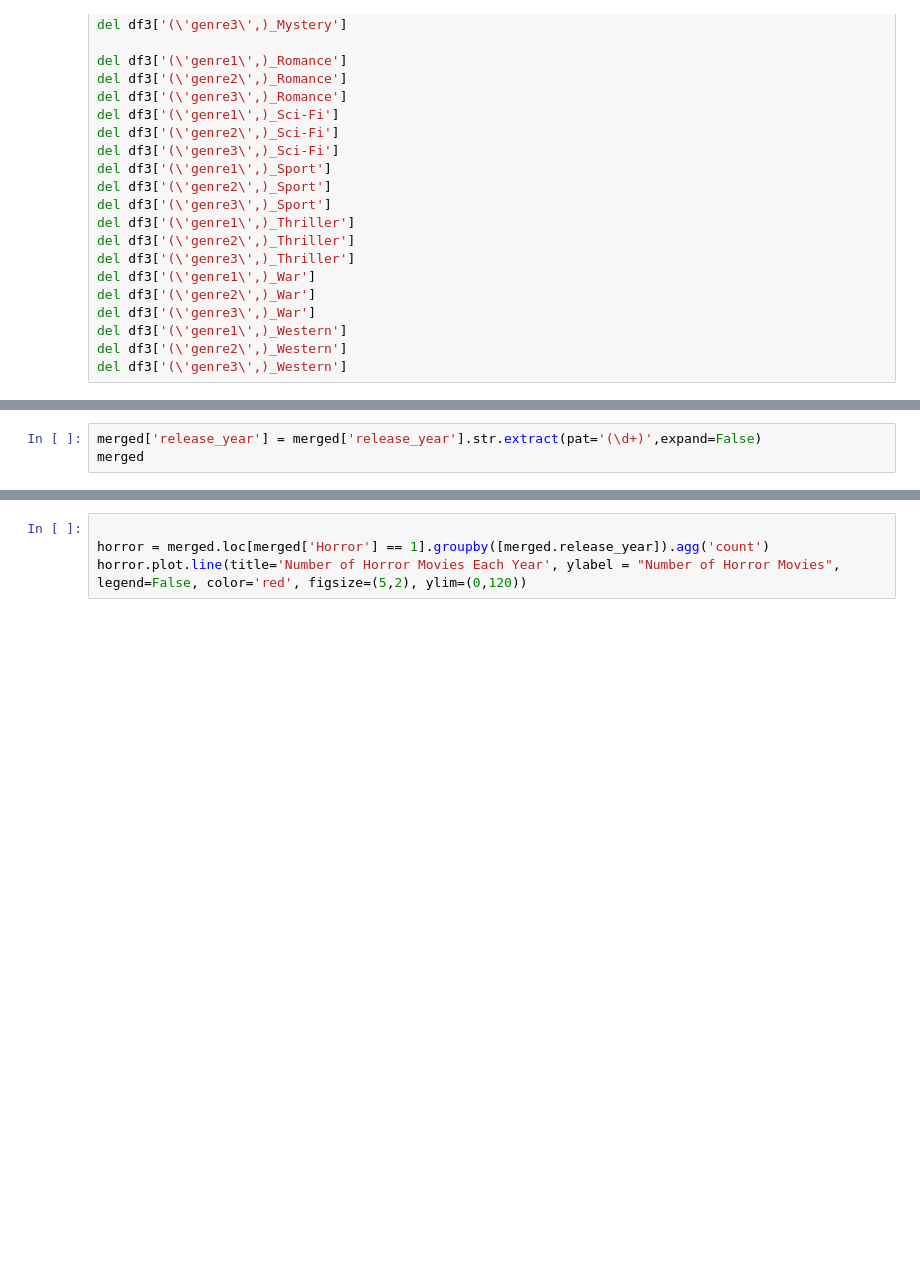
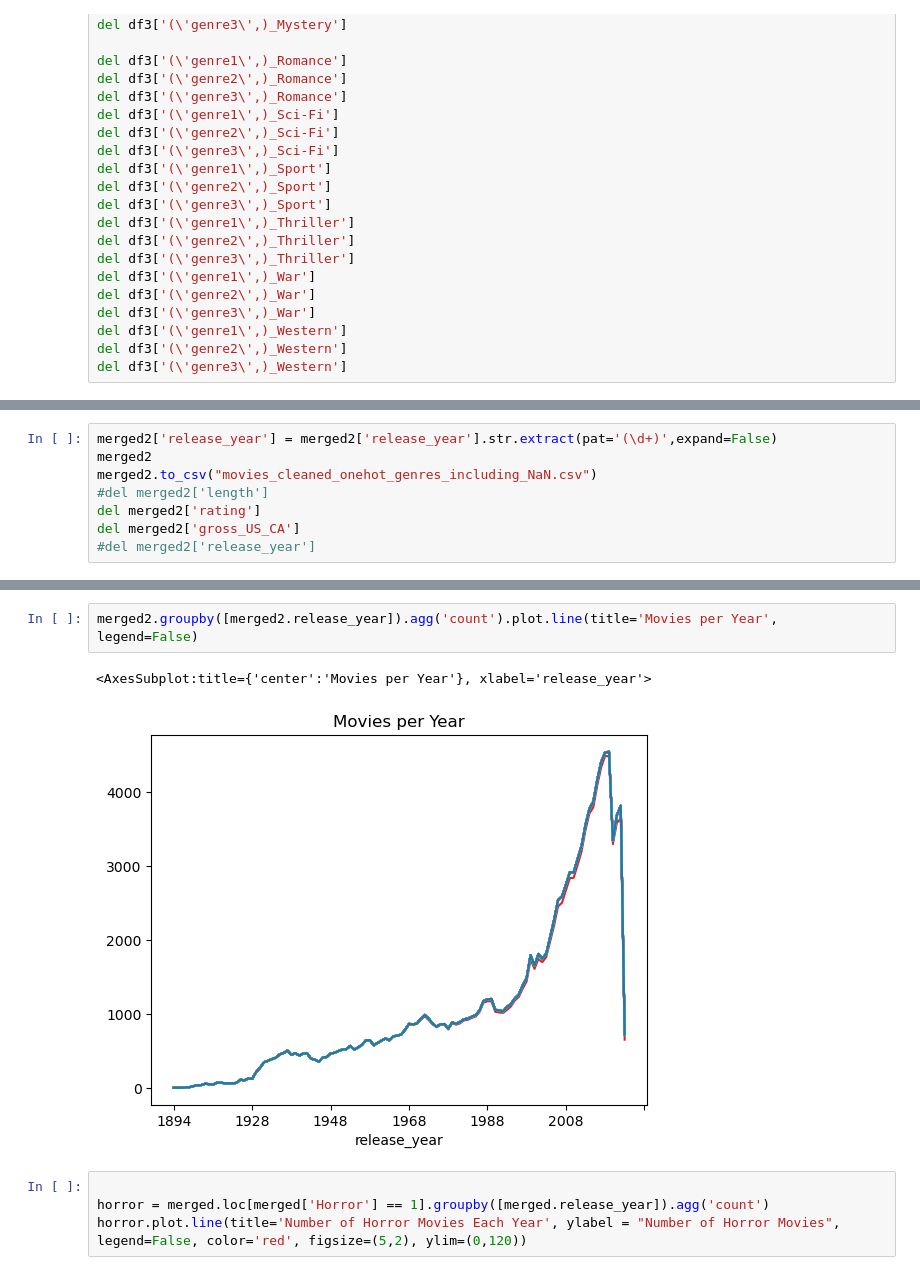
Before and after one commit to Hodgdonc/COS_482_Project, a Jupyter notebook: genre_exploration.ipynb, the cells around one changed output, grey strips where cells are left out. Saved outputs shown, nothing was run; the diff lists cells and outputs as text; blank space fills up the shorter version.

```diff
--- a/genre_exploration.ipynb
+++ b/genre_exploration.ipynb
@@ -199,3 +385,8 @@ merged
 # %%
-merged['release_year'] = merged['release_year'].str.extract(pat='(\d+)',expand=False)
-merged
+merged2['release_year'] = merged2['release_year'].str.extract(pat='(\d+)',expand=False)
+merged2
+merged2.to_csv("movies_cleaned_onehot_genres_including_NaN.csv")
+#del merged2['length']
+del merged2['rating']
+del merged2['gross_US_CA']
+#del merged2['release_year']
@@ -216,3 +415,8 @@ merged
+# %%
+merged2.groupby([merged2.release_year]).agg('count').plot.line(title='Movies per Year', legend=False)
+# %% [output]
+<AxesSubplot:title={'center':'Movies per Year'}, xlabel='release_year'>
+[figure, added]
 # %%
 
 horror = merged.loc[merged['Horror'] == 1].groupby([merged.release_year]).agg('count')
```
Also changed, not shown: parts of 83 cells of this notebook, 5 other files.
